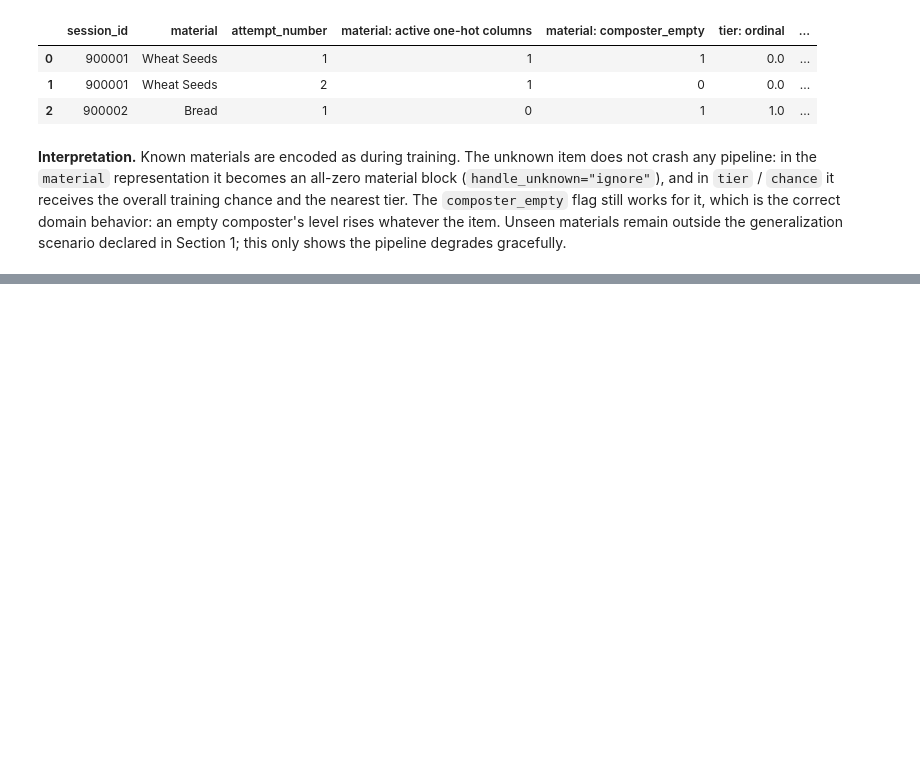
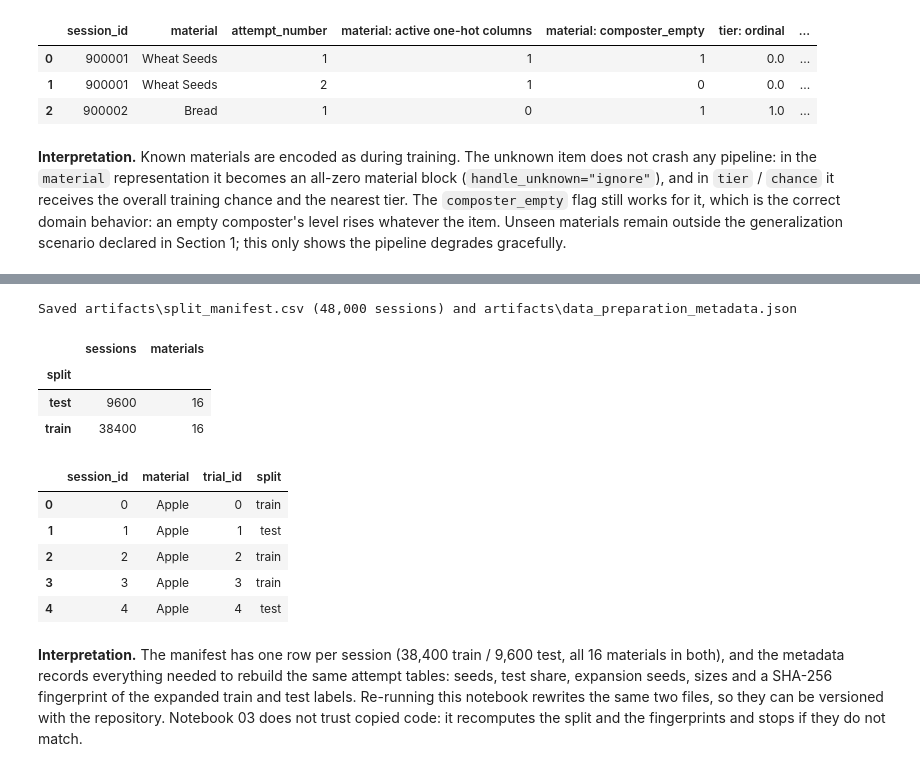
Before and after one commit to errodd/minecraft_composting_success_predictor, a Jupyter notebook: notebooks/02_data_preparation.ipynb, the cells around one changed output, grey strips where cells are left out. Saved outputs shown, nothing was run; the diff lists cells and outputs as text; code cells hidden in the pictures; blank space fills up the shorter version.

Commit message:
Aplica las correcciones de la PR #2 al notebook de preparación de datos

```diff
--- a/notebooks/02_data_preparation.ipynb
+++ b/notebooks/02_data_preparation.ipynb
@@ -942 +1064,65 @@ outside the generalization scenario declared in Section 1; this only shows the p
+# %%
+def attempts_fingerprint(attempts):
+    """SHA-256 of (session_id, attempt_number, level_increased): detects any change in the synthetic labels."""
+    hashed = pd.util.hash_pandas_object(attempts[["session_id", "attempt_number", TARGET]], index=False)
+    return hashlib.sha256(hashed.to_numpy().tobytes()).hexdigest()
+
+
+ARTIFACTS_DIR.mkdir(exist_ok=True)
+
+split_manifest = (
+    pd.concat([train_sessions.assign(split="train"), test_sessions.assign(split="test")])
+    [["session_id", "material", "trial_id", "split"]]
+    .sort_values("session_id")
+    .reset_index(drop=True)
+)
+check(len(split_manifest) == len(sessions) and split_manifest["session_id"].is_unique,
+      "manifest: exactly one row per session")
+split_manifest.to_csv(SPLIT_MANIFEST_PATH, index=False)
+
+metadata = {
+    "random_state": RANDOM_STATE,
+    "test_size": TEST_SIZE,
+    "split_unit": "session",
+    "stratify": "material",
+    "target_column": TARGET,
+    "expansion_seeds": EXPANSION_SEEDS,
+    "successes_required": SUCCESSES_REQUIRED,
+    "sugar_cane_anomaly": dict(zip(["material", "first_trial_id", "last_trial_id"], SUGAR_CANE_ANOMALY)),
+    "n_sessions": {"train": len(train_sessions), "test": len(test_sessions)},
+    "n_attempts": {"train": len(train_attempts), "test": len(test_attempts)},
+    "attempts_sha256": {"train": attempts_fingerprint(train_attempts), "test": attempts_fingerprint(test_attempts)},
+    "baseline_representation": BASELINE_REPRESENTATION,
+    "experimental_representations": EXPERIMENTAL_REPRESENTATIONS,
+    "target_encoding": {"out_of_fold": True, "folds": TARGET_ENCODING_FOLDS, "grouped_by": "session_id"},
+    "versions": {"python": platform.python_version(), "numpy": np.__version__,
+                 "pandas": pd.__version__, "scikit_learn": sklearn.__version__},
+    "test_note": ("The EDA examined all 48,000 sessions before the split, so the test set is useful to check the "
+                  "workflow but is not a fully independent final test."),
+}
+with METADATA_PATH.open("w", encoding="utf-8") as metadata_file:
+    json.dump(metadata, metadata_file, indent=2)
+
+print(f"Saved {SPLIT_MANIFEST_PATH.relative_to(PROJECT_ROOT)} ({len(split_manifest):,} sessions) and "
+      f"{METADATA_PATH.relative_to(PROJECT_ROOT)}")
+display(split_manifest.groupby("split").agg(sessions=("session_id", "size"), materials=("material", "nunique")))
+split_manifest.head()
+# %% [output]
+Saved artifacts\split_manifest.csv (48,000 sessions) and artifacts\data_preparation_metadata.json
+|  | sessions | materials |
+| split |  |  |
+| test | 9600 | 16 |
+| train | 38400 | 16 |
+|  | session_id | material | trial_id | split |
+| 0 | 0 | Apple | 0 | train |
+| 1 | 1 | Apple | 1 | test |
+| 2 | 2 | Apple | 2 | train |
+| 3 | 3 | Apple | 3 | train |
+| 4 | 4 | Apple | 4 | test |
+# %% [markdown]
+**Interpretation.** The manifest has one row per session (38,400 train / 9,600 test, all 16 materials in both), and
+the metadata records everything needed to rebuild the same attempt tables: seeds, test share, expansion seeds, sizes and
+a SHA-256 fingerprint of the expanded train and test labels. Re-running this notebook rewrites the same two files, so
+they can be versioned with the repository. Notebook 03 does not trust copied code: it recomputes the split and the
+fingerprints and stops if they do not match.
 # %% [markdown]
```
Also changed, not shown: parts of 24 cells of this notebook, 2 other files.
